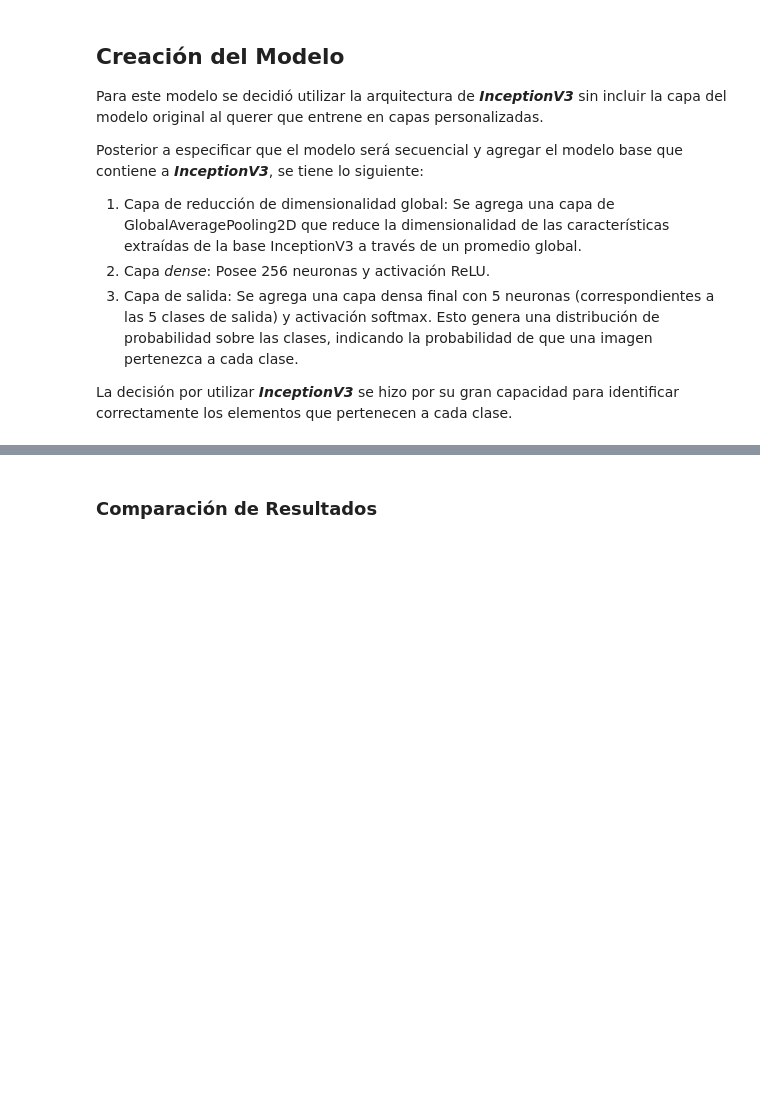
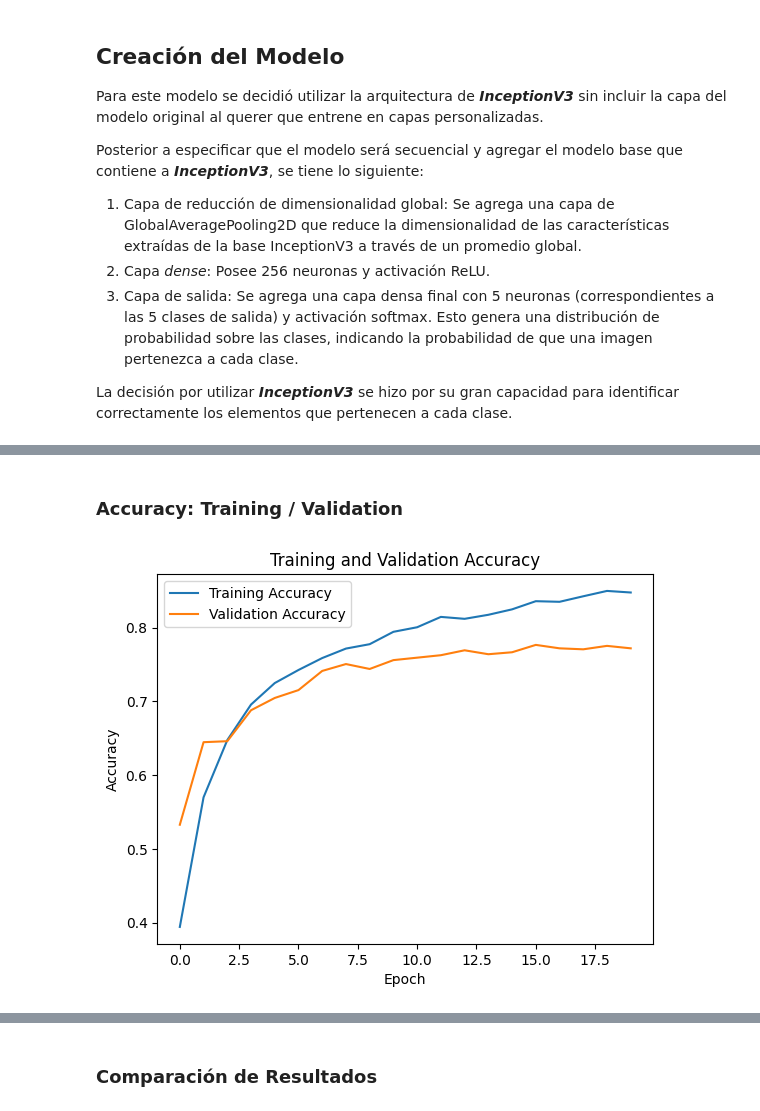
Before and after one commit to LeilaelRico/TC3002B_M2, a Jupyter notebook: A01707023__Proyecto.ipynb, the cells around one changed output, grey strips where cells are left out. Saved outputs shown, nothing was run; the diff lists cells and outputs as text; code cells hidden in the pictures; blank space fills up the shorter version.

```diff
--- a/A01707023__Proyecto.ipynb
+++ b/A01707023__Proyecto.ipynb
@@ -69,9 +69,10 @@ import tensorflow as tf
 from tensorflow.keras.preprocessing.image import ImageDataGenerator
 
 
-base_dir = '.\\Model\\images\\'
+base_dir = '.\\Model_V1\\images\\'
 train_dir = os.path.join(base_dir, 'train')
 test_dir = os.path.join(base_dir, 'test')
+val_dir = os.path.join(base_dir, 'validation')
 # %% [markdown]
 ## Preprocesado de Datos
 
@@ -262 +286,14 @@ test acc :
 (2100, 5)
+# %% [markdown]
+### Accuracy: Training / Validation
+# %%
+# Graficar la precisión del entrenamiento y la validación
+plt.plot(history.history['acc'], label='Training Accuracy')
+plt.plot(history.history['val_acc'], label='Validation Accuracy')
+plt.title('Training and Validation Accuracy')
+plt.xlabel('Epoch')
+plt.ylabel('Accuracy')
+plt.legend()
+plt.show()
+# %% [output]
+[figure, added]
```
Also changed, not shown: parts of 17 cells of this notebook, 3 other files.
